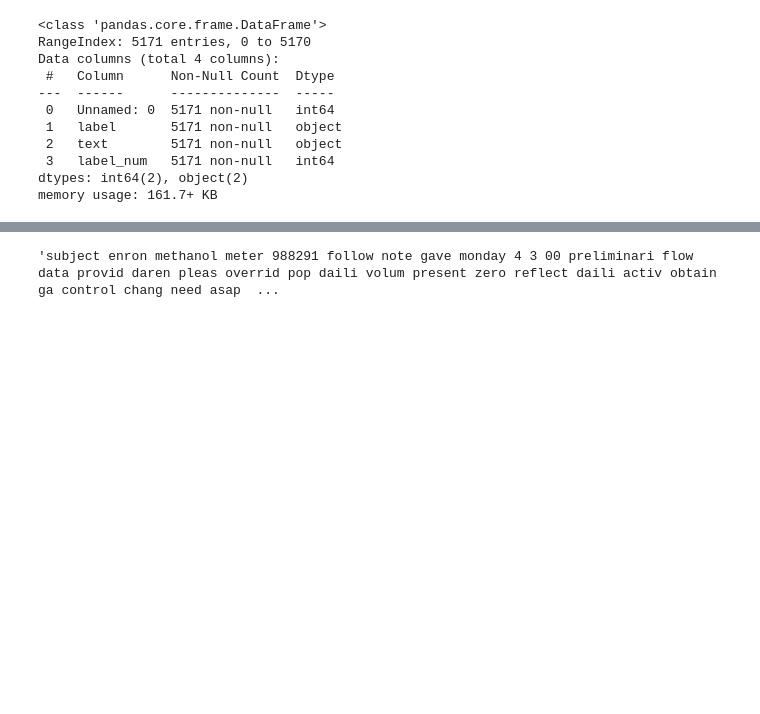
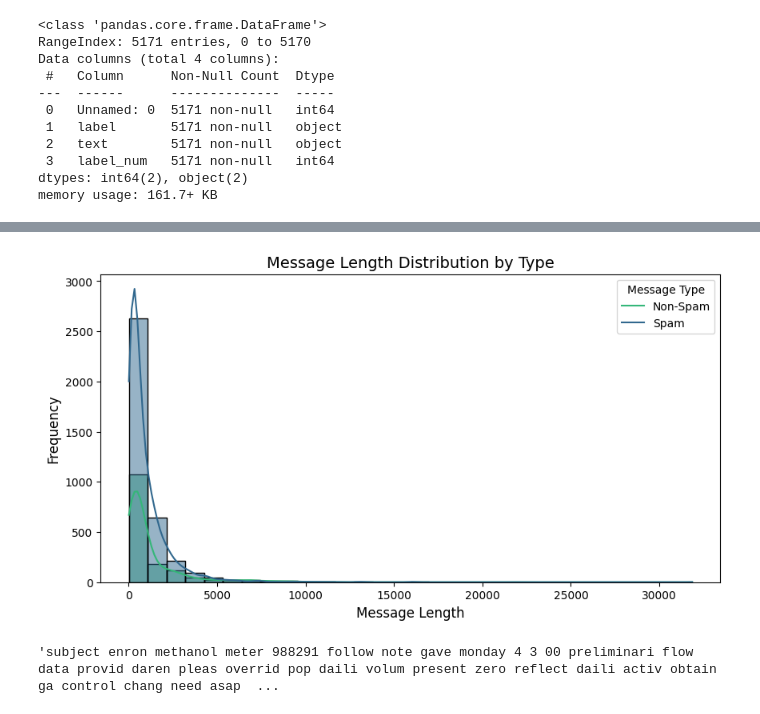
Before and after one commit to azuhayer/Spam-Message-Classifier, a Jupyter notebook: Spam_Classifier.ipynb, the cells around one changed output, grey strips where cells are left out. Cells and saved outputs as stored; diff of their text form; code cells hidden in the pictures; blank space fills up the shorter version.

```diff
--- a/Spam_Classifier.ipynb
+++ b/Spam_Classifier.ipynb
@@ -94,3 +141,16 @@ memory usage: 161.7+ KB
+# %%
+# Now analyze the lengths of messages for spam and non-spam messages using a histogram
+df['message_length'] = df['text'].apply(len)
+
+plt.figure(figsize=(10, 5))
+sns.histplot(data=df, x='message_length', hue='label', bins=30, kde=True, palette='viridis')
+plt.title("Message Length Distribution by Type", fontsize=14)
+plt.xlabel("Message Length", fontsize=12)
+plt.ylabel("Frequency", fontsize=12)
+plt.legend(labels=["Non-Spam", "Spam"], title="Message Type")
+plt.show()
+# %% [output]
+[figure, added]
 # %%
 # Begin with pre processing of all text: make everything lowercase, stem words to shorten them, and remove any punctuation
 stemmer = PorterStemmer()
```
Also changed, not shown: parts of 5 cells of this notebook.
